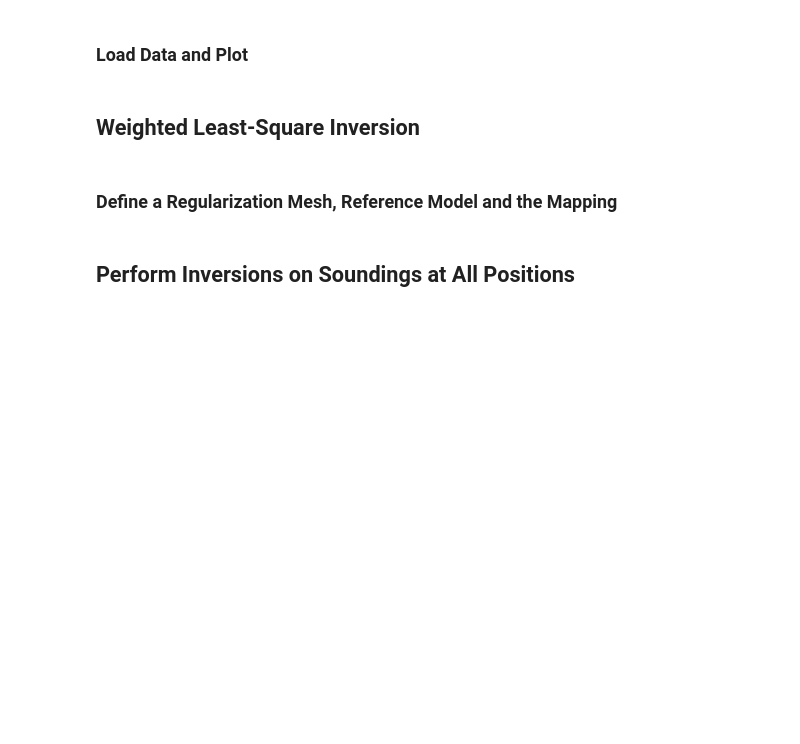
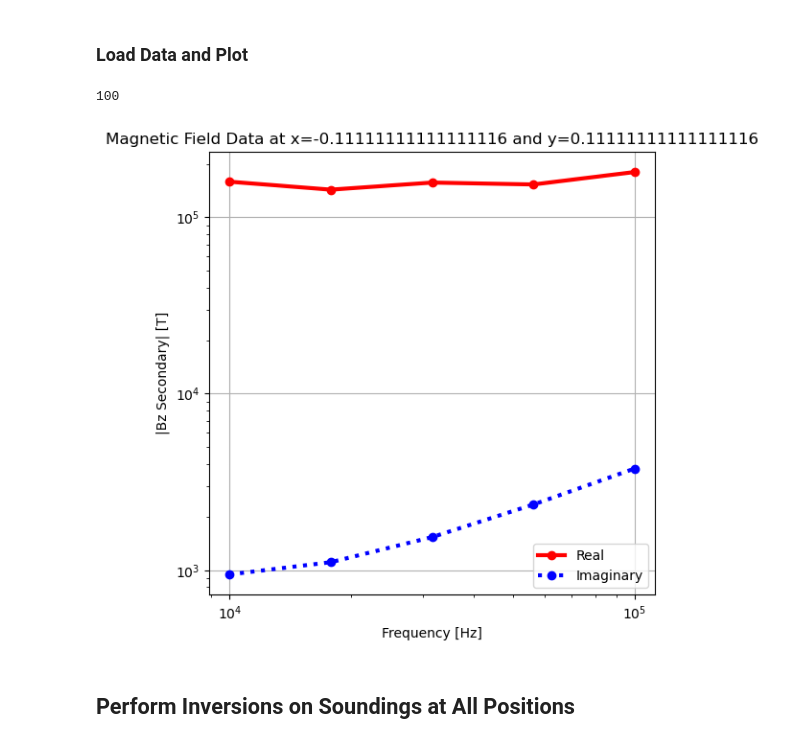
Before and after one commit to matthewhasman/Geophysical-Electromagnetic-Scanner, a Jupyter notebook: UXO_simulation/inversion_simulation_1D.ipynb, the cells around one changed output. Drawn from its saved outputs; the diff is of its cells as text; code cells hidden in the pictures; blank space fills up the shorter version.

```diff
--- a/UXO_simulation/inversion_simulation_1D.ipynb
+++ b/UXO_simulation/inversion_simulation_1D.ipynb
@@ -22,8 +13,8 @@ from SimPEG import (
 ### Load Data and Plot
 # %%
 # path to the directory containing our data
-dir_path = ".\Data" # or something else
-filename = "em1dfm_data.txt" # or something else
+dir_path = "../forward_data/" # or something else
+filename = "forward_simulation_data_test0.pkl" # or something else
 
 # files to work with
 data_filename = dir_path + filename
@@ -127,19 +21,29 @@ def define_inverse_problem_1DLayered(data_object, regularization_mesh, simulatio
+# %%
+with open(data_filename, "rb") as file:  # Open the file in read-binary mode
+    loaded_data = pickle.load(file)
+print(len(loaded_data))
+# %% [output]
+100
+# %%
+z0 = 0.1
+moment = 1
+coil_spacing = 1
+soil_conductivity = 1 # estimated soil conductivity
+# Load in data
+frequencies  = loaded_data[0]['frequencies']
 # %%
-indx = 0
-
-dobs = get_dobs_from_1d_data(indx)
-
+indx = 45
+x = loaded_data[indx]["x"]
+y = loaded_data[indx]["y"]
 # Plot FEM response for all frequencies
 fig, ax = plt.subplots(1, 1, figsize=(6, 6))
-ax.loglog(frequencies, abs(dobs[0::2]), "r-o", lw=3)
-ax.loglog(frequencies, abs(dobs[1::2]), "b:o", lw=3)
+ax.loglog(frequencies, abs(loaded_data[indx]["hz_real"]), "r-o", lw=3)
+ax.loglog(frequencies, abs(loaded_data[indx]["hz_imag"]), "b:o", lw=3)
 ax.set_xlabel("Frequency [Hz]")
 ax.set_ylabel("|Bz Secondary| [T]")
-ax.set_title(f"Magnetic Field Data at x={x_positions[indx]} and y={y_positions[indx]}")
+ax.set_title(f"Magnetic Field Data at x={x} and y={y}")
 ax.legend(["Real", "Imaginary"])
 plt.grid()
 plt.show()
+# %% [output]
+[figure, added]
-# %% [markdown]
-## Weighted Least-Square Inversion
-# %% [markdown]
-### Define a Regularization Mesh, Reference Model and the Mapping
```
Also changed, not shown: parts of 10 cells of this notebook, 2 other files.
